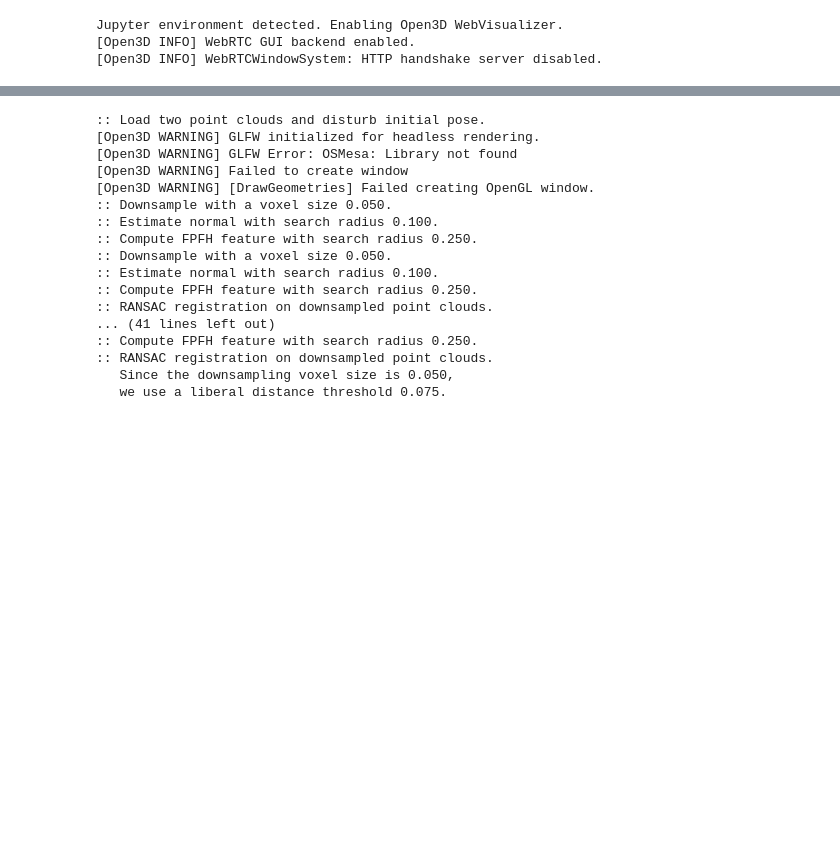
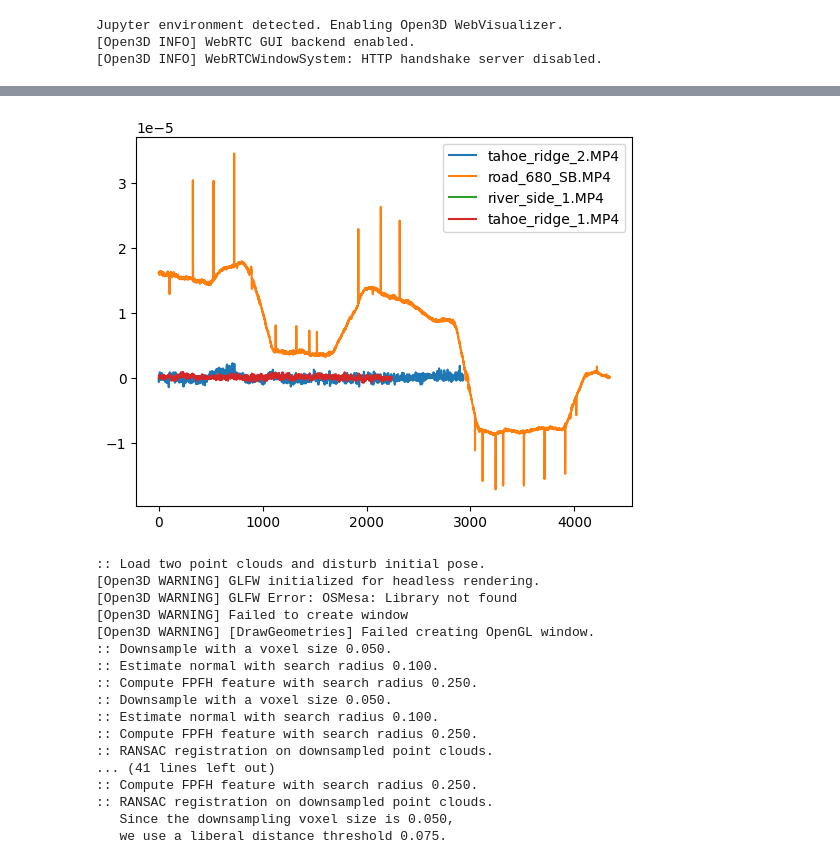
Before and after one commit to humishum/mapper, a Jupyter notebook: sandbox.ipynb, the cells around one changed output, grey strips where cells are left out. Drawn from its saved outputs; the diff is of its cells as text; code cells hidden in the pictures; blank space fills up the shorter version.

```diff
--- a/sandbox.ipynb
+++ b/sandbox.ipynb
@@ -13,0 +42,12 @@ aligner = Aligner(Path("/home/ape/repos/must3rdemo/must3r/test_dir"), Path("/hom
+# %%
+folder = Path("/home/ape/Documents/MapperGoProVids")
+for file in folder.glob("*.MP4"):
+    if 'kings_canyon' in file.name:
+        continue
+    telemetry = gopropy.load(file)
+    gps = telemetry.get_stream('GPS (Lat., Long., Alt., 2D speed, 3D speed)')
+    gps_df = gps.to_dataframe()
+    plt.plot(np.diff(gps_df['lon'][2000:]), label = file.name)
+plt.legend()
+plt.show()
+# %% [output]
@@ -14,3 +61,4 @@ aligner = Aligner(Path("/home/ape/repos/must3rdemo/must3r/test_dir"), Path("/hom
+[figure, added]
 # %%
 # load ply files in folder
 
```
Also changed, not shown: parts of 8 cells of this notebook, 14 other files.
